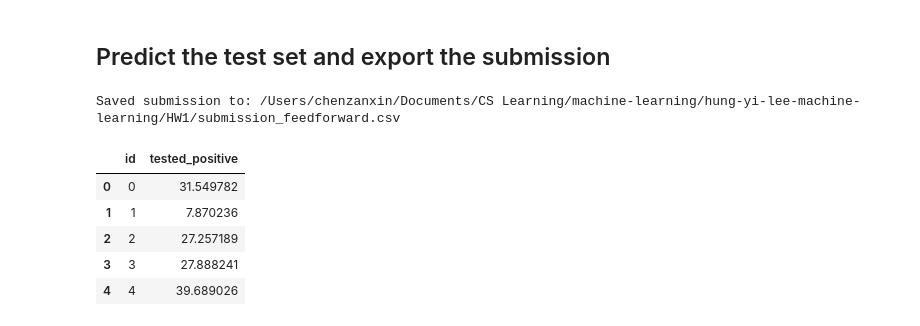
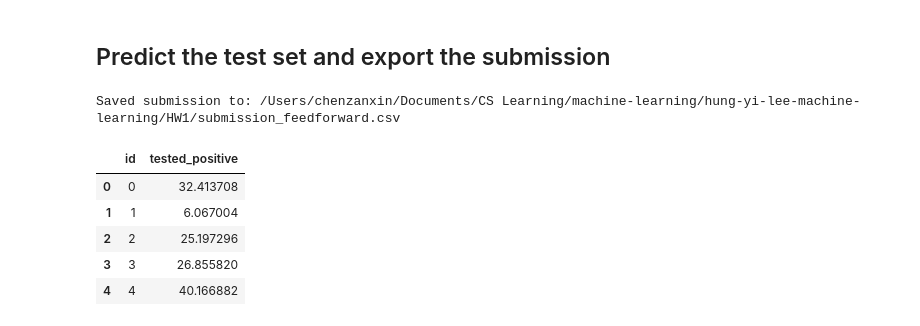
Before and after one commit to ZanxinChen/CS-Learning, a Jupyter notebook: machine-learning/hung-yi-lee-machine-learning/HW1/HW1_Feedforward_Network.ipynb, the cells around one changed output. Saved outputs shown, nothing was run; the diff lists cells and outputs as text; code cells hidden in the pictures.

```diff
--- a/machine-learning/hung-yi-lee-machine-learning/HW1/HW1_Feedforward_Network.ipynb
+++ b/machine-learning/hung-yi-lee-machine-learning/HW1/HW1_Feedforward_Network.ipynb
@@ -47,14 +49,15 @@ class Config:
     seed: int = 42
     validation_ratio: float = 0.2
     batch_size: int = 64
-    hidden_dims: tuple[int, ...] = (256,)
+    selected_feature_count: int = 16
+    hidden_dims: tuple[int, ...] = (64,)
     dropout_rates: tuple[float, ...] = (0.0,)
     learning_rate: float = 1e-3
-    weight_decay: float = 1e-4
+    weight_decay: float = 0.0
     scheduler_factor: float = 0.5
     scheduler_patience: int = 8
-    max_epochs: int = 2000
-    early_stopping_patience: int = 600
+    max_epochs: int = 1000
+    early_stopping_patience: int = 200
     model_filename: str = "feedforward_model.pt"
     submission_filename: str = "submission_feedforward.csv"
 
@@ -68,7 +71,12 @@ def set_seed(seed: int) -> None:
         torch.cuda.manual_seed_all(seed)
 
 set_seed(CONFIG.seed)
-device = torch.device("cuda" if torch.cuda.is_available() else "cpu")
+if hasattr(torch.backends, "mps") and torch.backends.mps.is_available():
+    device = torch.device("mps")
+elif torch.cuda.is_available():
+    device = torch.device("cuda")
+else:
+    device = torch.device("cpu")
 print(f"Using device: {device}")
 print(CONFIG)
 # %% [output]
@@ -108,15 +116,19 @@ Testing samples:  997, columns: 88
 | 4 | 4 | 1.0 | 0.0 | 0.0 | 0.0 | 0.0 | 0.0 | 0.0 | 0.0 | 0.0 | ... | ... |
 5 rows × 89 columns
 # %%
-TARGET = "tested_positive"
+SUBMISSION_TARGET = "tested_positive"
 ID_COLUMN = "id"
-feature_columns = [column for column in test_df.columns if column != ID_COLUMN]
+TARGET = train_df.columns[-1]
+candidate_feature_columns = list(test_df.columns)
+feature_correlations = train_df[candidate_feature_columns].corrwith(train_df[TARGET]).abs()
+feature_columns = feature_correlations.nlargest(CONFIG.selected_feature_count).index.tolist()
 
-assert TARGET in train_df.columns
+assert TARGET == "tested_positive.2"
 assert len(train_df) == 3009
 assert len(test_df) == 997
 assert set(feature_columns).issubset(train_df.columns)
 
-print(f"Input features: {len(feature_columns)}")
+print(f"Prediction target: {TARGET}")
+print(f"Selected features ({len(feature_columns)}): {feature_columns}")
 train_df[TARGET].describe()
 # %% [output]
@@ -315,28 +332,28 @@ plt.show()
 # %%
 def predict(model: nn.Module, loader: DataLoader) -> np.ndarray:
     model.eval()
     predictions = []
     with torch.no_grad():
         for features in loader:
             batch_predictions = model(features.to(device))
             predictions.append(batch_predictions.cpu().numpy())
     return np.concatenate(predictions).reshape(-1)
 
 test_predictions = predict(model, test_loader)
 submission = pd.DataFrame({
     ID_COLUMN: test_df[ID_COLUMN],
-    TARGET: test_predictions,
+    SUBMISSION_TARGET: test_predictions,
 })
 
 submission_path = DATA_DIR / CONFIG.submission_filename
 submission.to_csv(submission_path, index=False)
 print(f"Saved submission to: {submission_path.resolve()}")
 submission.head()
 # %% [output]
 Saved submission to: /Users/chenzanxin/Documents/CS Learning/machine-learning/hung-yi-lee-machine-learning/HW1/submission_feedforward.csv
 |  | id | tested_positive |
-| 0 | 0 | 31.549782 |
-| 1 | 1 | 7.870236 |
-| 2 | 2 | 27.257189 |
-| 3 | 3 | 27.888241 |
-| 4 | 4 | 39.689026 |
+| 0 | 0 | 32.413708 |
+| 1 | 1 | 6.067004 |
+| 2 | 2 | 25.197296 |
+| 3 | 3 | 26.855820 |
+| 4 | 4 | 40.166882 |
```
Also changed, not shown: parts of 6 cells of this notebook.
